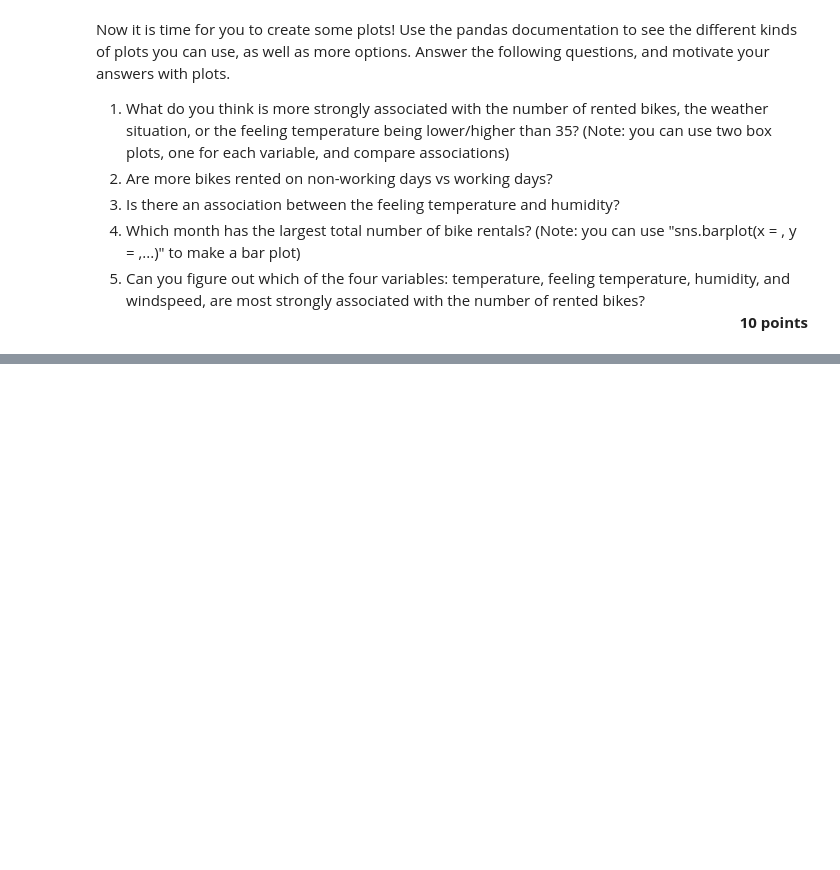
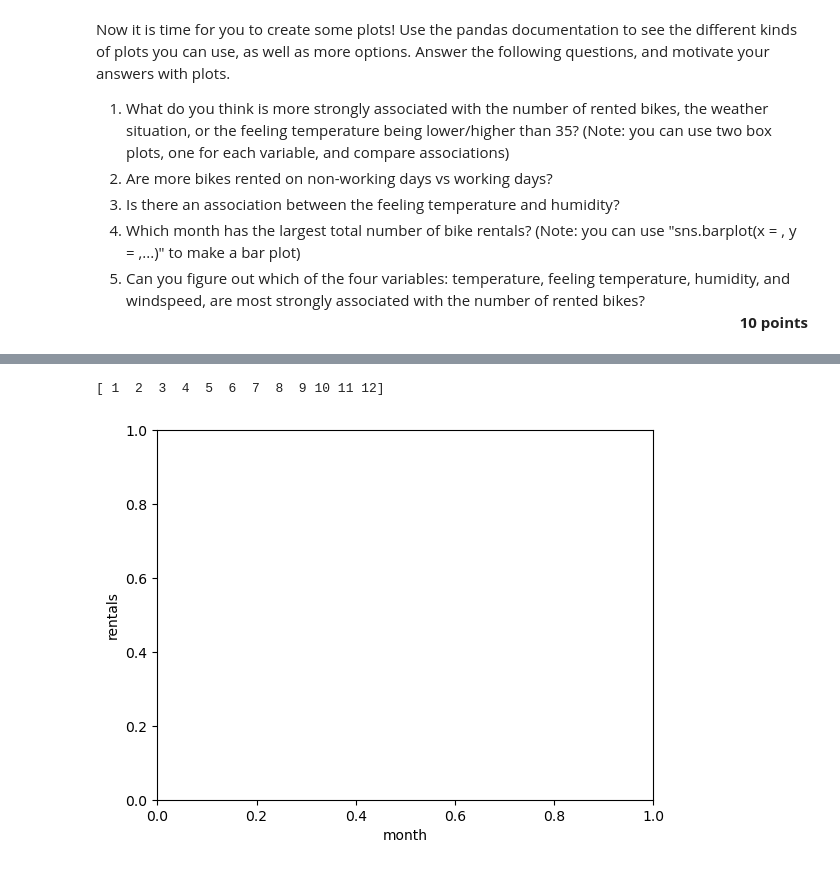
Before and after one commit to felixleopold/Frequentist-Statistics, a Jupyter notebook: FS_Assignment1/Assignment1.ipynb, the cells around one changed output, grey strips where cells are left out. Saved outputs shown, nothing was run; the diff lists cells and outputs as text; code cells hidden in the pictures; blank space fills up the shorter version.

```diff
--- a/FS_Assignment1/Assignment1.ipynb
+++ b/FS_Assignment1/Assignment1.ipynb
@@ -455,0 +507,16 @@ Now it is time for you to create some plots! Use the pandas documentation to see
+# %%
+# your code/answer here
+#result = raw_data.groupby("month")["count"]
+
+#print(result)
+#sb.barplot(x="month",y="rentals",data=result)
+month_list = raw_data["month"].unique()
+print(month_list)
+
+
+plt.xlabel("month")
+plt.ylabel("rentals")
+plt.show()
+# %% [output]
+[ 1  2  3  4  5  6  7  8  9 10 11 12]
+[figure, added]
```
Also changed, not shown: parts of 9 cells of this notebook.
